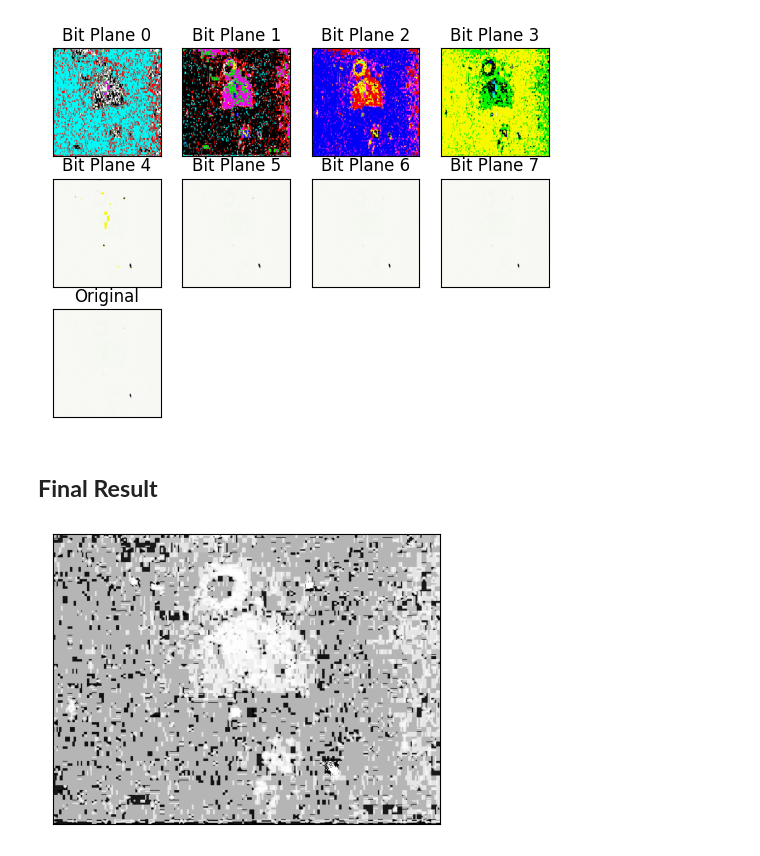
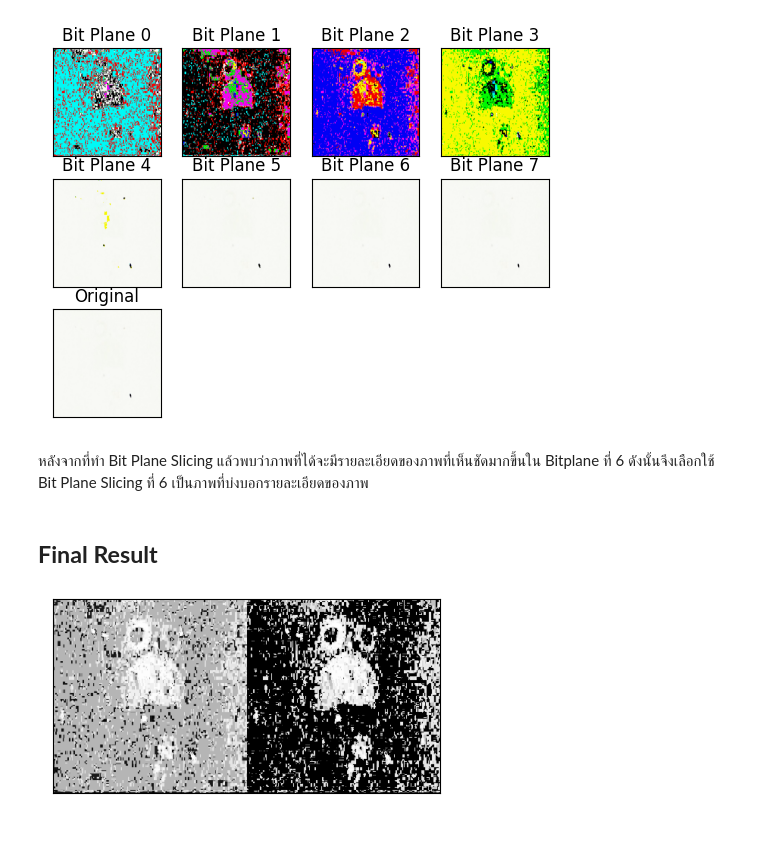
Before and after one commit to AthimetA/FRA321, a Jupyter notebook: IMGpro/work/6368_Task2.ipynb, the cells around one changed output. Drawn from its saved outputs; the diff is of its cells as text; code cells hidden in the pictures.

```diff
--- a/IMGpro/work/6368_Task2.ipynb
+++ b/IMGpro/work/6368_Task2.ipynb
@@ -228,13 +230,17 @@ plt.title('Original'), plt.xticks([]), plt.yticks([])
 plt.show()
 # %% [output]
 [figure]
+# %% [markdown]
+หลังจากที่ทำ Bit Plane Slicing แล้วพบว่าภาพที่ได้จะมีรายละเอียดของภาพที่เห็นชัดมากขึ้นใน Bitplane ที่ 6 ดังนั้นจึงเลือกใช้ Bit Plane Slicing ที่ 6 เป็นภาพที่บ่งบอกรายละเอียดของภาพ
 # %% [markdown]
 ## **Final Result**
 # %%
-# plotting the images
+imgres = cv2.resize(equ, (256, 256), interpolation=cv2.INTER_LINEAR)
+imgbitres = cv2.resize(imgbit6, (256, 256), interpolation=cv2.INTER_LINEAR)
+resr = np.hstack((imgres, imgbitres))
 plt.figure(figsize=(5,5))
-plt.imshow(cv2.cvtColor(equ, cv2.COLOR_BGR2RGB))
+plt.imshow(cv2.cvtColor(resr, cv2.COLOR_BGR2RGB))
 plt.xticks([]), plt.yticks([])
 plt.show()
 # %% [output]
-[figure, old version]
+[figure, new version]
```
Also changed, not shown: parts of 6 cells of this notebook.
